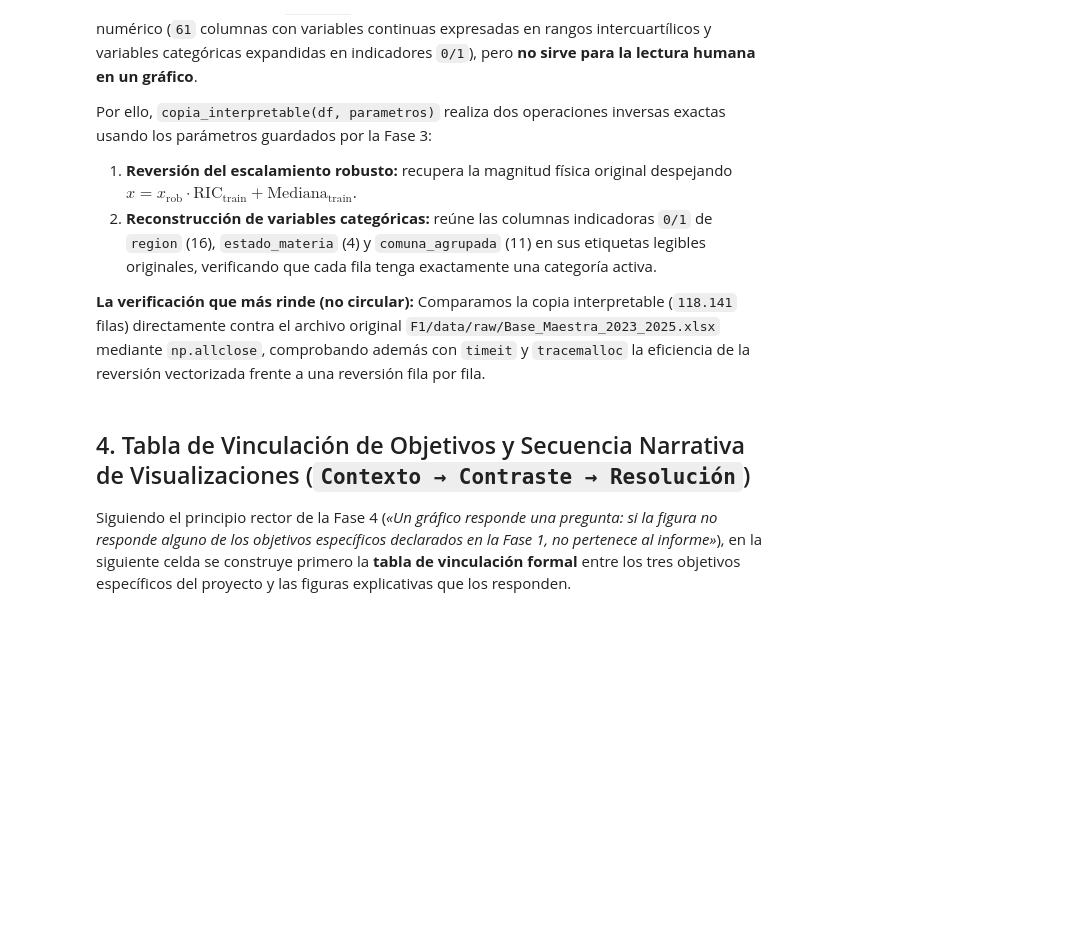
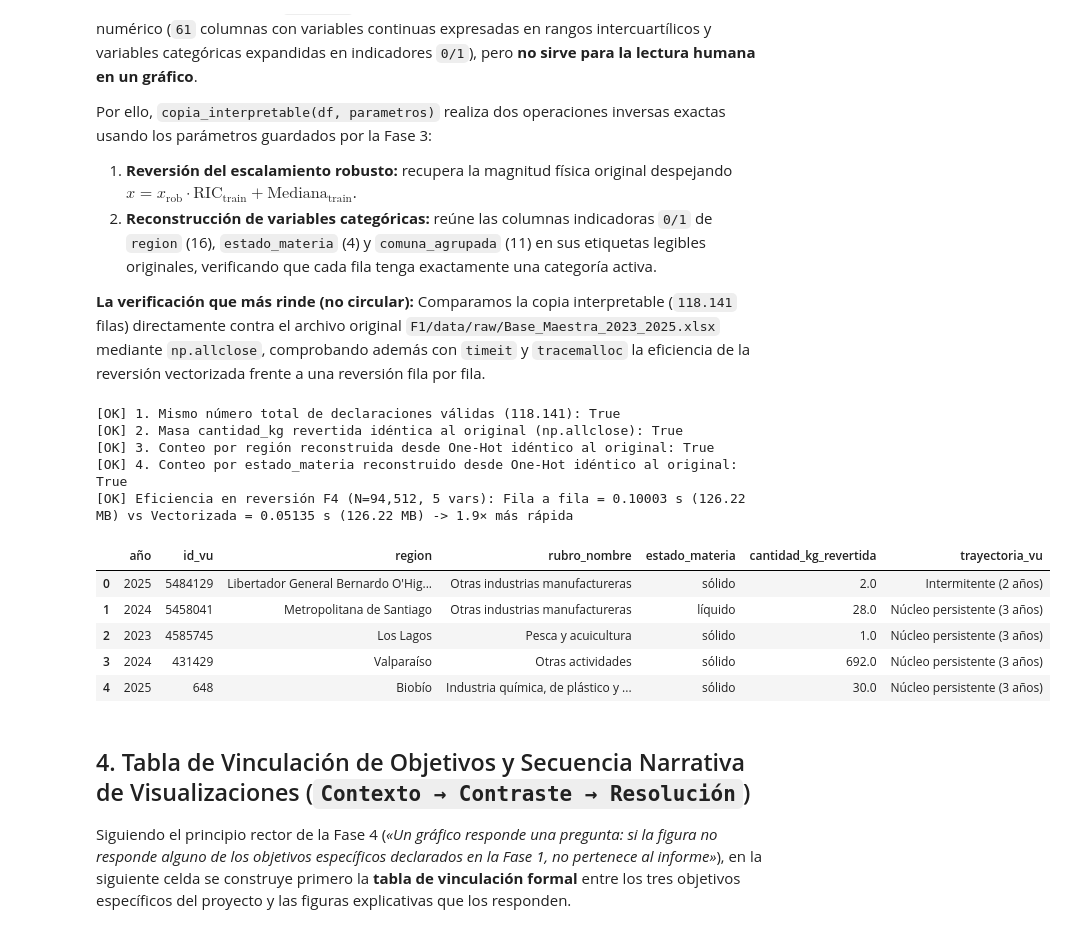
Before and after one commit to Rulman75/proyecto-grupo3-mcdi500, a Jupyter notebook: F4/notebooks/F4_Visualizacion_Comunicacion.ipynb, the cells around one changed output. Cells and saved outputs as stored; diff of their text form; code cells hidden in the pictures; blank space fills up the shorter version.

```diff
--- a/F4/notebooks/F4_Visualizacion_Comunicacion.ipynb
+++ b/F4/notebooks/F4_Visualizacion_Comunicacion.ipynb
@@ -131,41 +142,55 @@ legible = pd.concat([entrenamiento_legible, prueba_legible], ignore_index=True)
 df_orig_crudo = cargar_datos_seguro("F1/data/raw/Base_Maestra_2023_2025.xlsx", columnas_esperadas=COLUMNAS_ESPERADAS_RETC)
 df_orig_valido = df_orig_crudo.drop_duplicates().dropna(subset=["cantidad_kg"]).copy()
 regiones_orig = df_orig_valido["region"].astype(str).str.strip().replace(MAPA_REGIONES_CHILE)
 estados_orig = df_orig_valido["estado_materia"].astype(str).str.strip().str.lower()
 
 comprobaciones_independientes = {
     "1. Mismo número total de declaraciones válidas (118.141)": len(legible) == len(df_orig_valido),
     "2. Masa cantidad_kg revertida idéntica al original (np.allclose)": bool(
         np.allclose(np.sort(legible["cantidad_kg_revertida"]), np.sort(df_orig_valido["cantidad_kg"]))
     ),
     "3. Conteo por región reconstruida desde One-Hot idéntico al original": (
         legible["region"].value_counts().to_dict() == regiones_orig.value_counts().to_dict()
     ),
     "4. Conteo por estado_materia reconstruido desde One-Hot idéntico al original": (
         legible["estado_materia"].value_counts().to_dict() == estados_orig.value_counts().to_dict()
     ),
 }
 for desc, ok in comprobaciones_independientes.items():
     assert ok, f"Falló la comprobación independiente: {desc}"
     print(f"[OK] {desc}: {ok}")
 
-# Medición de eficiencia en Fase 4: Reversión vectorizada vs Reversión fila por fila
-def revertir_fila_a_fila(df_in: pd.DataFrame, params: dict) -> pd.Series:
-    info = params["EscaladorRobusto"]["cantidad_kg"]
-    med, ric = float(info["mediana"]), float(info["ric"])
-    return pd.Series([z * ric + med for z in df_in["cantidad_kg_rob"]], index=df_in.index)
+# Medición de eficiencia en Fase 4: Reversión vectorizada vs Reversión fila por fila (sobre las 5 variables escaladas)
+def revertir_fila_a_fila(df_in: pd.DataFrame, params: dict) -> pd.DataFrame:
+    res = df_in.copy()
+    for col, info in params["EscaladorRobusto"].items():
+        med, ric = float(info["mediana"]), float(info["ric"])
+        res[f"{col}_revertida"] = [z * ric + med for z in res[f"{col}_rob"]]
+    return res
 
 m_fila = medir_tiempo_y_memoria(lambda: revertir_fila_a_fila(entrenamiento, parametros), repeticiones=5)
-m_vec = medir_tiempo_y_memoria(lambda: revertir_escalamiento(entrenamiento, parametros)["cantidad_kg_revertida"], repeticiones=5)
-pd.testing.assert_series_equal(m_fila["resultado"], m_vec["resultado"], check_names=False)
+m_vec = medir_tiempo_y_memoria(lambda: revertir_escalamiento(entrenamiento, parametros), repeticiones=5)
+pd.testing.assert_frame_equal(m_fila["resultado"], m_vec["resultado"])
 speedup_f4 = round(m_fila["tiempo_min_s"] / max(m_vec["tiempo_min_s"], 1e-9), 1)
 print(
-    f"[OK] Eficiencia en reversión F4 (N={len(entrenamiento):,}): "
+    f"[OK] Eficiencia en reversión F4 (N={len(entrenamiento):,}, 5 vars): "
     f"Fila a fila = {m_fila['tiempo_min_s']:.5f} s ({m_fila['memoria_pico_mb']:.2f} MB) vs "
     f"Vectorizada = {m_vec['tiempo_min_s']:.5f} s ({m_vec['memoria_pico_mb']:.2f} MB) -> {speedup_f4}× más rápida"
 )
 
 display(legible[["año", "id_vu", "region", "rubro_nombre", "estado_materia", "cantidad_kg_revertida", "trayectoria_vu"]].head())
+# %% [output]
+[OK] 1. Mismo número total de declaraciones válidas (118.141): True
+[OK] 2. Masa cantidad_kg revertida idéntica al original (np.allclose): True
+[OK] 3. Conteo por región reconstruida desde One-Hot idéntico al original: True
+[OK] 4. Conteo por estado_materia reconstruido desde One-Hot idéntico al original: True
+[OK] Eficiencia en reversión F4 (N=94,512, 5 vars): Fila a fila = 0.10003 s (126.22 MB) vs Vectorizada = 0.05135 s (126.22 MB) -> 1.9× más rápida
+|  | año | id_vu | region | rubro_nombre | estado_materia | cantidad_kg_revertida | trayectoria_vu |
+| 0 | 2025 | 5484129 | Libertador General Bernardo O'Hig... | Otras industrias manufactureras | sólido | 2.0 | Intermitente (2 años) |
+| 1 | 2024 | 5458041 | Metropolitana de Santiago | Otras industrias manufactureras | líquido | 28.0 | Núcleo persistente (3 años) |
+| 2 | 2023 | 4585745 | Los Lagos | Pesca y acuicultura | sólido | 1.0 | Núcleo persistente (3 años) |
+| 3 | 2024 | 431429 | Valparaíso | Otras actividades | sólido | 692.0 | Núcleo persistente (3 años) |
+| 4 | 2025 | 648 | Biobío | Industria química, de plástico y ... | sólido | 30.0 | Núcleo persistente (3 años) |
 # %% [markdown]
 ## 4. Tabla de Vinculación de Objetivos y Secuencia Narrativa de Visualizaciones (`Contexto → Contraste → Resolución`)
 Siguiendo el principio rector de la Fase 4 (*«Un gráfico responde una pregunta: si la figura no responde alguno de los objetivos específicos declarados en la Fase 1, no pertenece al informe»*), en la siguiente celda se construye primero la **tabla de vinculación formal** entre los tres objetivos específicos del proyecto y las figuras explicativas que los responden.
```
Also changed, not shown: parts of 7 cells of this notebook, 8 other files.
